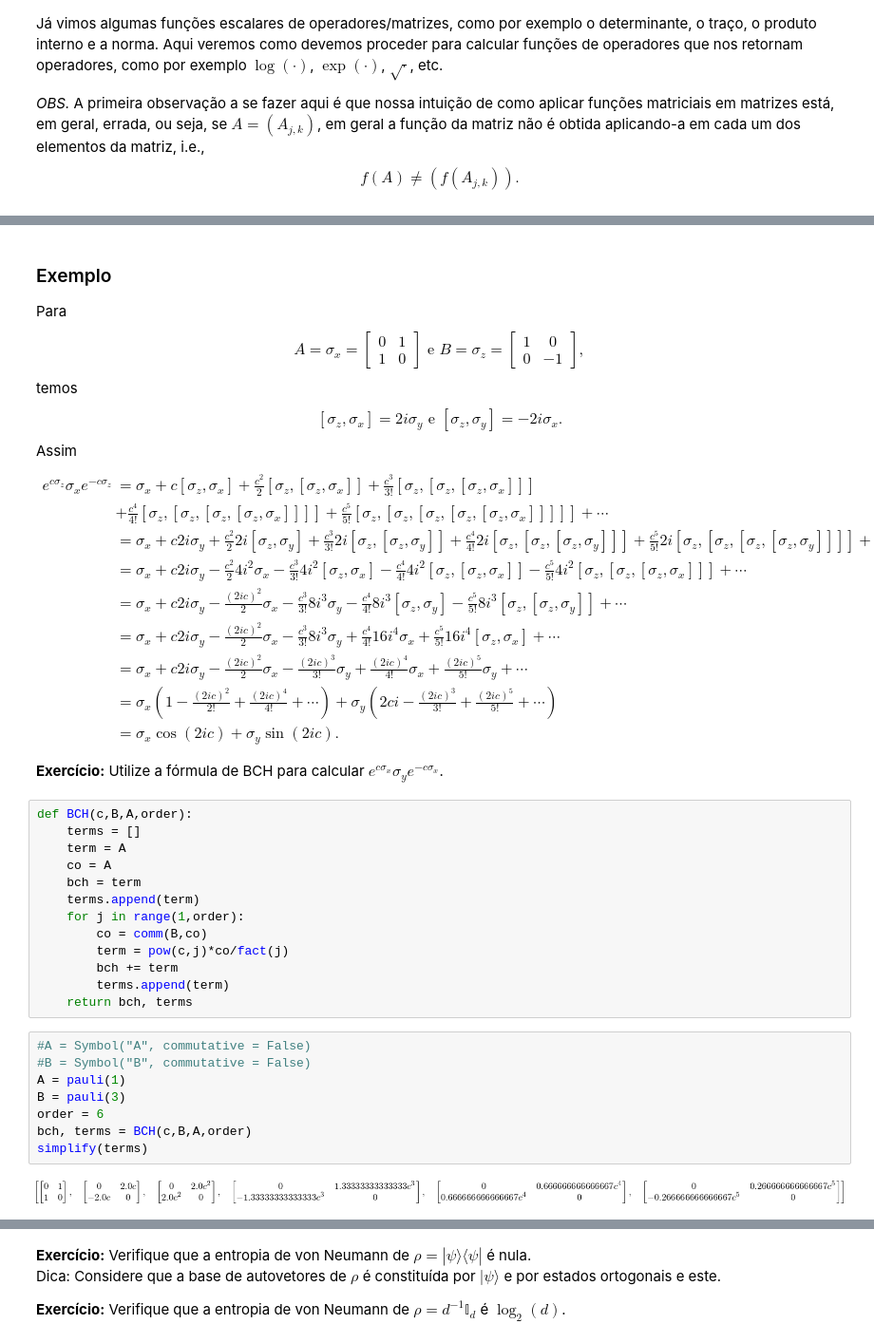
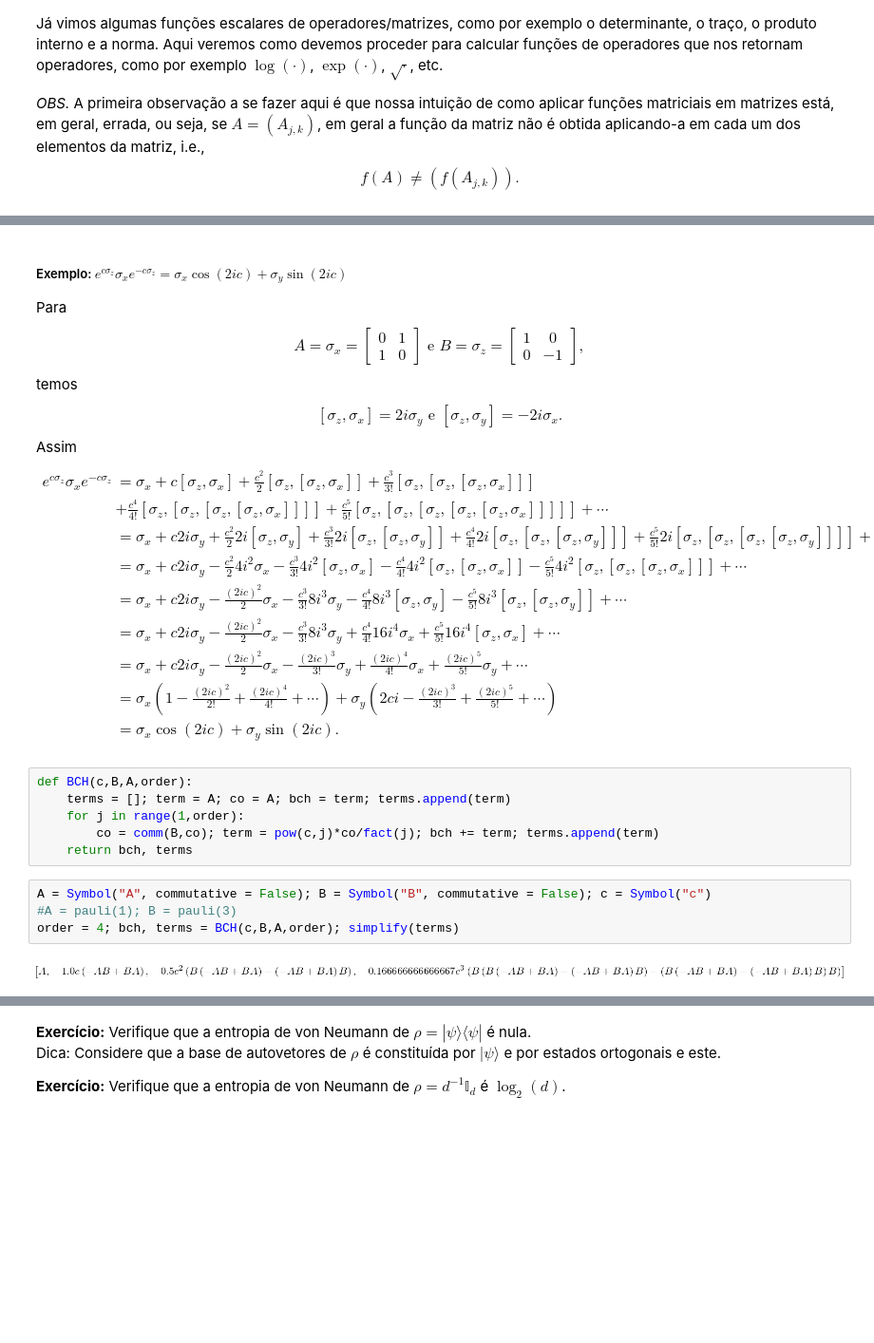
Before and after one commit to jonasmaziero/algebra_linear, a Jupyter notebook: 04_functions.ipynb, the cells around one changed output, grey strips where cells are left out. Shown at 95% size. Cells and saved outputs as stored; diff of their text form; blank space fills up the shorter version.

```diff
--- a/04_functions.ipynb
+++ b/04_functions.ipynb
@@ -107,7 +102,7 @@ e^{cB}Ae^{-cB} & = \left(\sum_{j=0}^{\infty}\frac{(cB)^{j}}{j!}\right)A\left(\su
                & = A + c[B,A] + \frac{c^{2}}{2!}[B,[B,A]] + \frac{c^{3}}{3!}[B,[B,[B,A]]] + \cdots.
 \end{align}
 # %% [markdown]
-### Exemplo
+##### Exemplo: $e^{c\sigma_{z}}\sigma_{x}e^{-c\sigma_{z}}=\sigma_{x}\cos(2ic) + \sigma_{y}\sin(2ic)$
 Para
 \begin{equation}
 A = \sigma_{x} = \begin{bmatrix} 0&1\\1&0 \end{bmatrix} \text{ e } B = \sigma_{z}=\begin{bmatrix} 1&0\\0&-1 \end{bmatrix},
@@ -129,28 +124,15 @@ e^{c\sigma_{z}}\sigma_{x}e^{-c\sigma_{z}}
               & = \sigma_{x}\left(1 - \frac{(2ic)^{2}}{2!} +\frac{(2ic)^{4}}{4!} + \cdots\right) + \sigma_{y}\left(2ci  - \frac{(2ic)^{3}}{3!} + \frac{(2ic)^{5}}{5!} + \cdots\right)  \\
               & = \sigma_{x}\cos(2ic) + \sigma_{y}\sin(2ic).
 \end{align}
-
-__Exercício:__ Utilize a fórmula de BCH para calcular $e^{c\sigma_{x}}\sigma_{y}e^{-c\sigma_{x}}$.
 # %%
 def BCH(c,B,A,order):
-    terms = []
-    term = A
-    co = A
-    bch = term
-    terms.append(term)
+    terms = []; term = A; co = A; bch = term; terms.append(term)
     for j in range(1,order):
-        co = comm(B,co)
-        term = pow(c,j)*co/fact(j)
-        bch += term
-        terms.append(term)
+        co = comm(B,co); term = pow(c,j)*co/fact(j); bch += term; terms.append(term)
     return bch, terms
 # %%
-#A = Symbol("A", commutative = False)
-#B = Symbol("B", commutative = False)
-A = pauli(1)
-B = pauli(3)
-order = 6
-bch, terms = BCH(c,B,A,order)
-simplify(terms)
+A = Symbol("A", commutative = False); B = Symbol("B", commutative = False); c = Symbol("c")
+#A = pauli(1); B = pauli(3)
+order = 4; bch, terms = BCH(c,B,A,order); simplify(terms)
 # %% [output]
-[figure, old version]
+[figure, new version]
```
Also changed, not shown: parts of 23 cells of this notebook, 1 other file.
